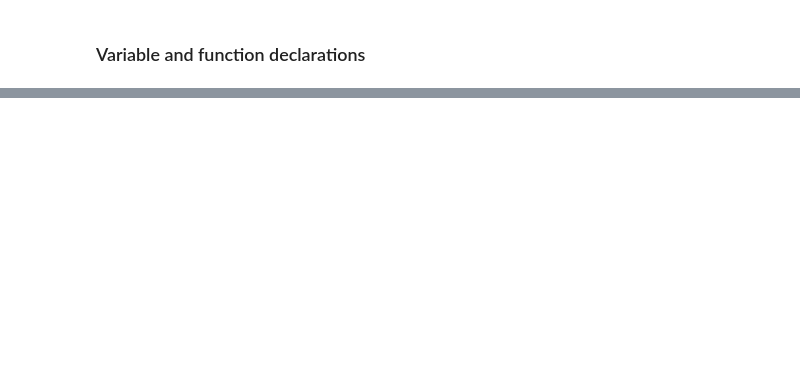
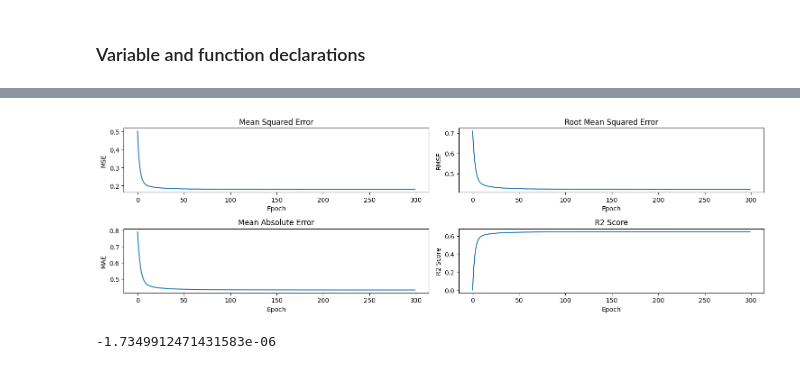
Before and after one commit to AMOGHA1140/24074032_CSOC_IG, a Jupyter notebook: prerequisites_assignment/python_implementation.ipynb, the cells around one changed output, grey strips where cells are left out. Saved outputs shown, nothing was run; the diff lists cells and outputs as text; code cells hidden in the pictures; blank space fills up the shorter version.

```diff
--- a/prerequisites_assignment/python_implementation.ipynb
+++ b/prerequisites_assignment/python_implementation.ipynb
@@ -145,0 +214,35 @@ KeyError: 0
+# %%
+fig, axs = plt.subplots(2, 2, figsize=(15, 5))
+
+
+axs[0, 0].plot(mse_costs[:300])
+axs[0, 0].set_title("Mean Squared Error")
+axs[0, 0].set_xlabel("Epoch")
+axs[0, 0].set_ylabel("MSE")
+
+
+axs[0, 1].plot([i**0.5 for i in mse_costs[:300]])
+axs[0, 1].set_title("Root Mean Squared Error")
+axs[0, 1].set_xlabel("Epoch")
+axs[0, 1].set_ylabel("RMSE")
+
+
+axs[1, 0].plot(mae_costs[:300])
+axs[1, 0].set_title("Mean Absolute Error")
+axs[1, 0].set_xlabel("Epoch")
+axs[1, 0].set_ylabel("MAE")
+
+
+axs[1, 1].plot(r2_score[:300])
+axs[1, 1].set_title("R2 Score")
+axs[1, 1].set_xlabel("Epoch")
+axs[1, 1].set_ylabel("R2 Score")
+
+plt.tight_layout(rect=[0, 0.03, 1, 0.95])
+plt.show()
+# %% [output]
+[figure, added]
+# %%
+mse_costs[300]-mse_costs[299]
+# %% [output]
+-1.7349912471431583e-06
```
Also changed, not shown: parts of 9 cells of this notebook.
